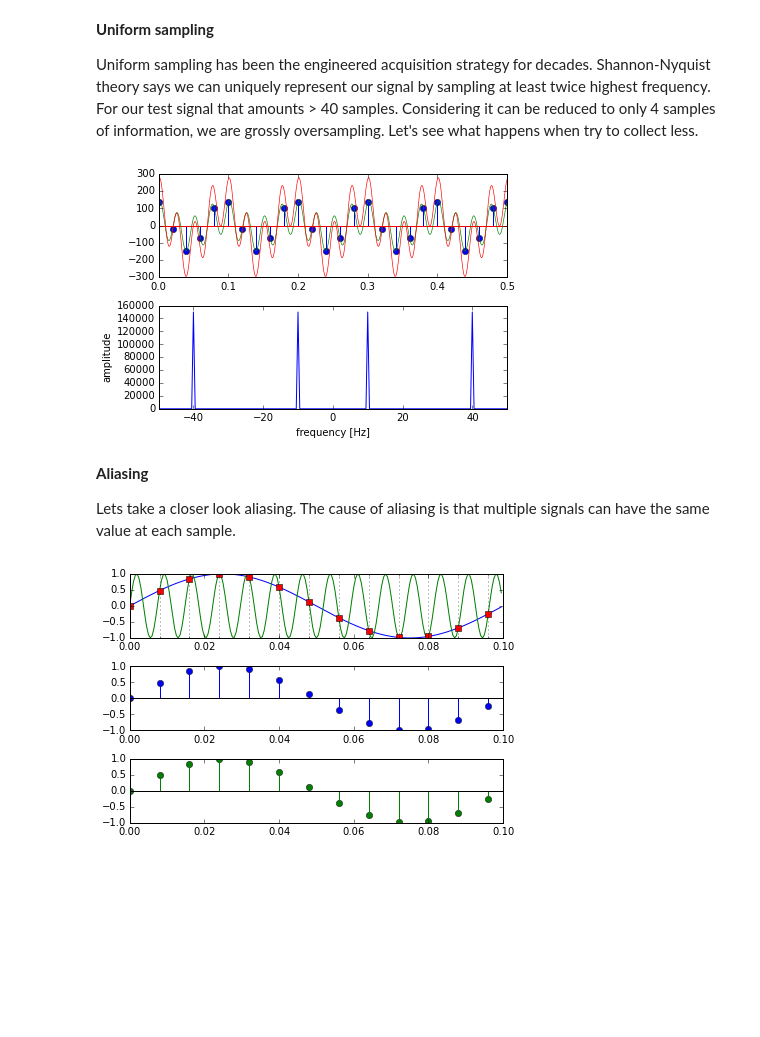
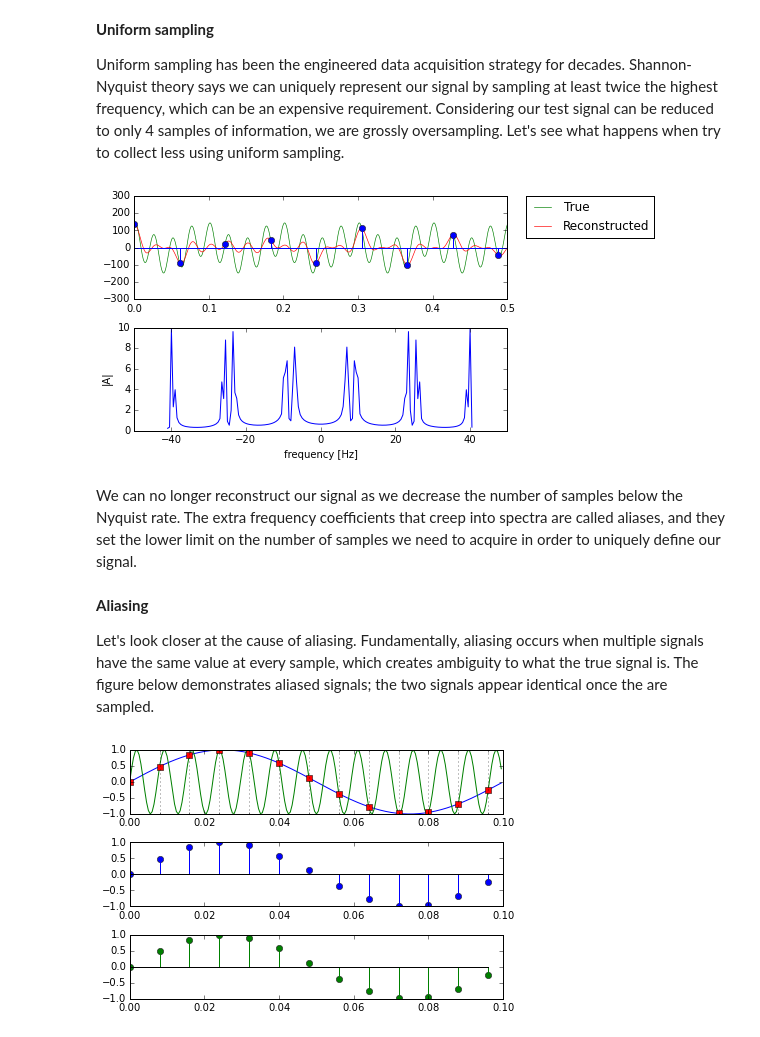
Before and after one commit to kwinkunks/leadingEdge, a Jupyter notebook: compressed.ipynb, the cells around one changed output. Drawn from its saved outputs; the diff is of its cells as text; code cells hidden in the pictures; blank space fills up the shorter version.

Commit message:
fixed downsampling demo for uniform sampling

```diff
--- a/compressed.ipynb
+++ b/compressed.ipynb
@@ -49,18 +47,23 @@ If we know that our signal can be reduced to just a few coefficients, it seems i
 # %% [markdown]
 <b>Uniform sampling</b>
 <p>
-Uniform sampling has been the engineered acquisition strategy for decades. Shannon-Nyquist theory says we can uniquely represent our signal by sampling at least twice highest frequency. For our test signal that amounts > 40 samples. Considering it can be reduced to only 4 samples of information, we are grossly oversampling. Let's see what happens when try to collect less.
+Uniform sampling has been the engineered data acquisition strategy for decades. Shannon-Nyquist theory says we can uniquely represent our signal by sampling at least twice the highest frequency, which can be an expensive requirement. Considering our test signal can be reduced to only 4 samples of information, we are grossly oversampling. Let's see what happens when try to collect less using uniform sampling.
 </p>
 # %%
-sample_slider = widgets.IntSliderWidget(min=10, max=20, step=1, value=10)
-w=widgets.interactive(demo.uniform_sample,ds_factor=sample_slider)
+sample_slider = widgets.IntSliderWidget(min=1, max=5, step=1, value=1)
+w=widgets.interactive(demo.uniform_sample,downsample_factor=sample_slider)
 sample_slider.msg_throttle = 1
 display(w)
 # %% [output]
-[figure, old version]
+[figure, new version]
+# %% [markdown]
+<p>
+We can no longer reconstruct our signal as we decrease the number of samples below the Nyquist rate. The extra frequency coefficients that creep into spectra are called aliases, and they set the lower limit on the number of samples we need to acquire in order to uniquely define our signal.
+</p>
 # %% [markdown]
 <b>Aliasing</b>
-<p>Lets take a closer look aliasing. The cause of aliasing is that multiple signals can have the same value at each sample.
+<p>
+Let's look closer at the cause of aliasing. Fundamentally, aliasing occurs when multiple signals have the same value at every sample, which creates ambiguity to what the true signal is. The figure below demonstrates aliased signals; the two signals appear identical once the are sampled.
 </p>
 # %%
 demo.aliased()
```
Also changed, not shown: parts of 22 cells of this notebook, 1 other file.
